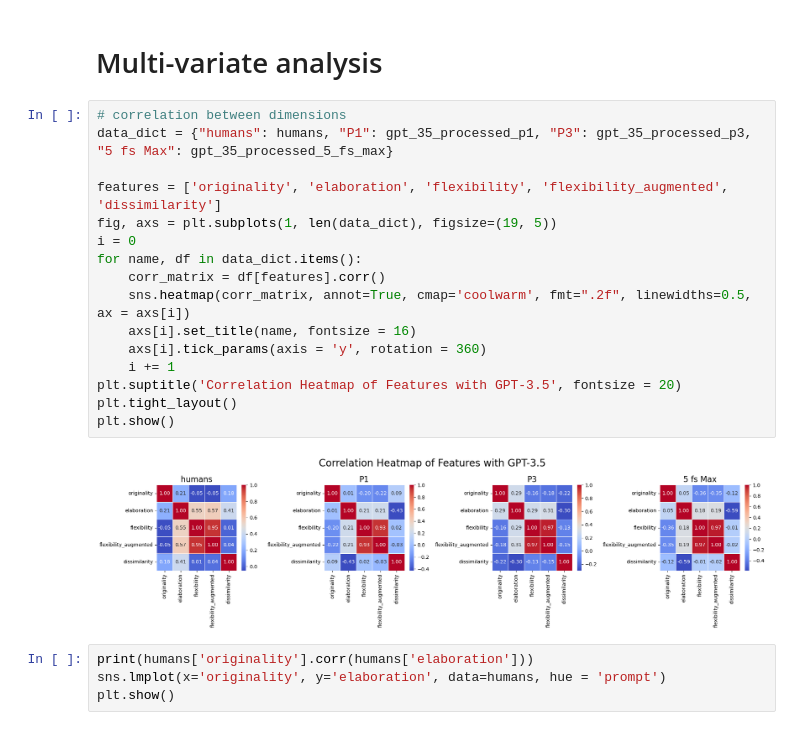
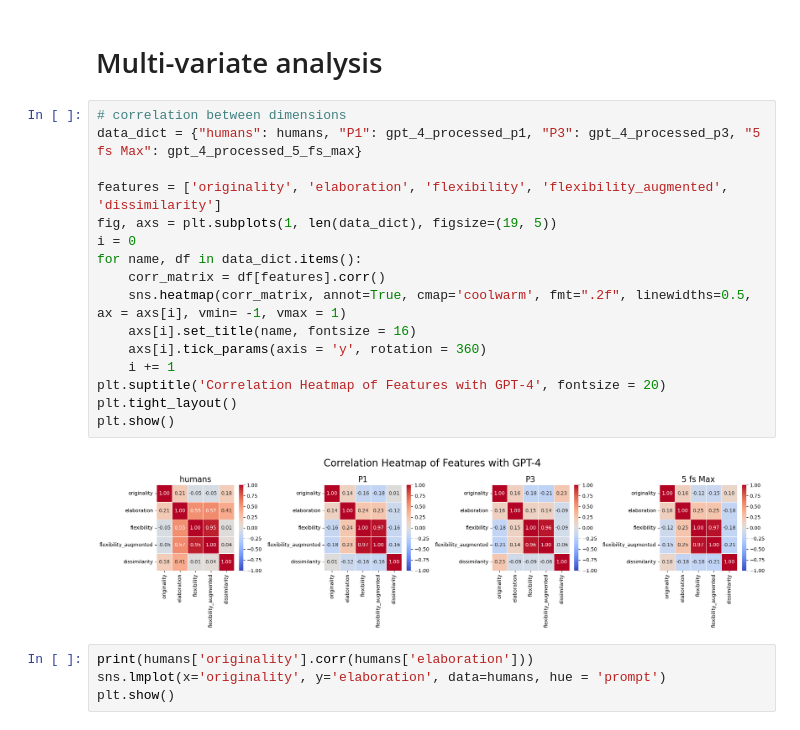
Before and after one commit to Maximelel/LLM_creativity_aut, a Jupyter notebook: prompts_analysis.ipynb, the cells around one changed output. Drawn from its saved outputs; the diff is of its cells as text.

```diff
--- a/prompts_analysis.ipynb
+++ b/prompts_analysis.ipynb
@@ -298,22 +298,22 @@ radar_charts_per_object(brick_norm, box_norm, knife_norm, rope_norm, features, m
 # Multi-variate analysis
 # %%
 # correlation between dimensions
-data_dict = {"humans": humans, "P1": gpt_35_processed_p1, "P3": gpt_35_processed_p3, "5 fs Max": gpt_35_processed_5_fs_max}
+data_dict = {"humans": humans, "P1": gpt_4_processed_p1, "P3": gpt_4_processed_p3, "5 fs Max": gpt_4_processed_5_fs_max}
 
 features = ['originality', 'elaboration', 'flexibility', 'flexibility_augmented', 'dissimilarity']
 fig, axs = plt.subplots(1, len(data_dict), figsize=(19, 5))
 i = 0
 for name, df in data_dict.items():
     corr_matrix = df[features].corr()
-    sns.heatmap(corr_matrix, annot=True, cmap='coolwarm', fmt=".2f", linewidths=0.5, ax = axs[i])
+    sns.heatmap(corr_matrix, annot=True, cmap='coolwarm', fmt=".2f", linewidths=0.5, ax = axs[i], vmin= -1, vmax = 1)
     axs[i].set_title(name, fontsize = 16)
     axs[i].tick_params(axis = 'y', rotation = 360)
     i += 1
-plt.suptitle('Correlation Heatmap of Features with GPT-3.5', fontsize = 20)
+plt.suptitle('Correlation Heatmap of Features with GPT-4', fontsize = 20)
 plt.tight_layout()
 plt.show()
 # %% [output]
-[figure, old version]
+[figure, new version]
 # %%
 print(humans['originality'].corr(humans['elaboration']))
 sns.lmplot(x='originality', y='elaboration', data=humans, hue = 'prompt')
```
Also changed, not shown: 1 other file.
